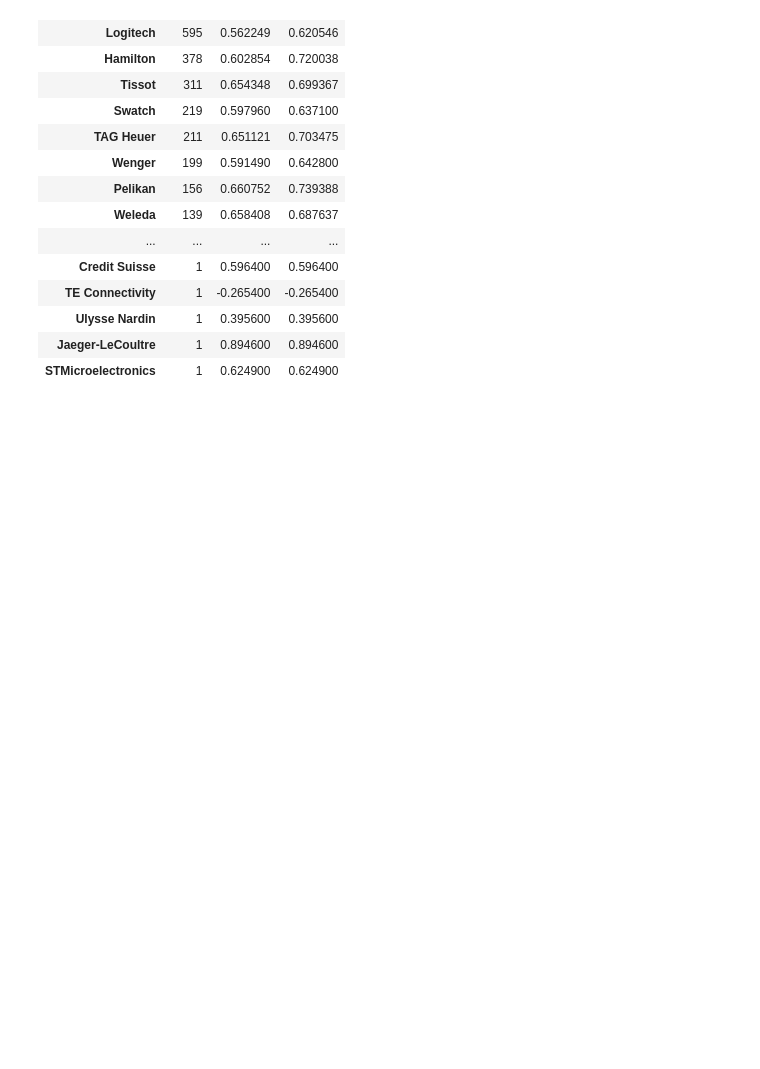
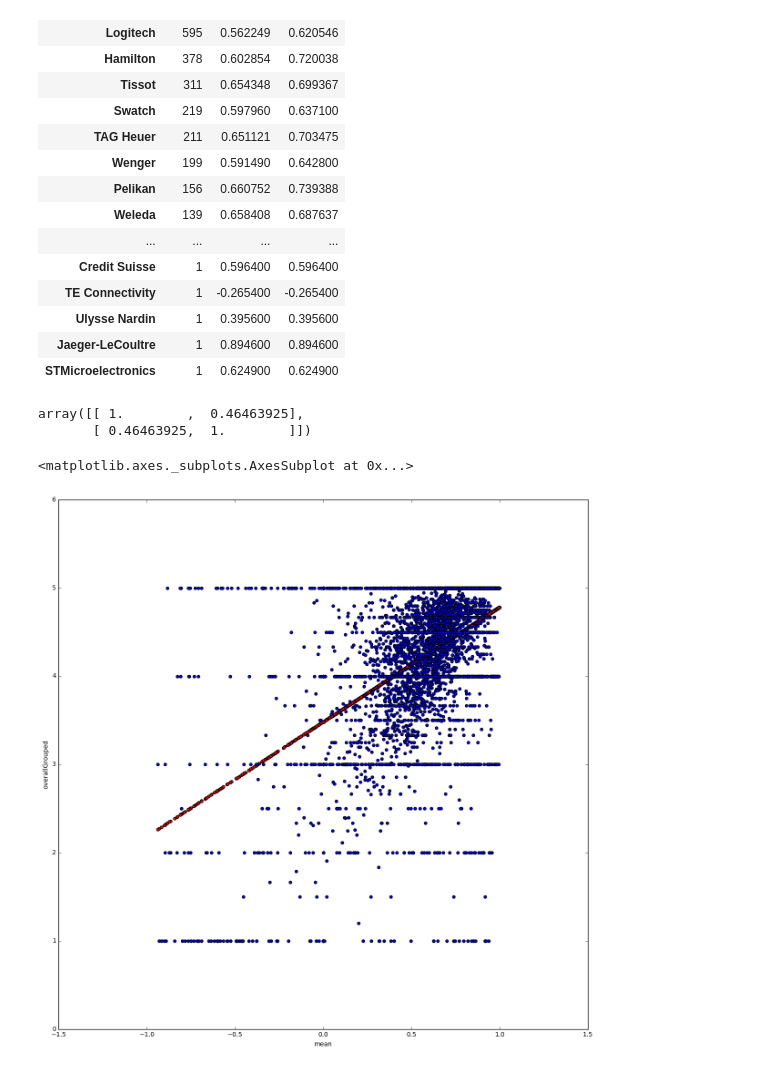
Before and after one commit to bojanp94/ADAProject, a Jupyter notebook: swiss products.ipynb, the cells around one changed output. Saved outputs shown, nothing was run; the diff lists cells and outputs as text; code cells hidden in the pictures; blank space fills up the shorter version.

Commit message:
Some correaltion about the sentiment

```diff
--- a/swiss products.ipynb
+++ b/swiss products.ipynb
@@ -193,3 +193,4 @@ The last thing we need to check is to see what happens if we group the reviews f
 # %%
 productGroup = swissDF.groupby(['asin'])
 productFrame = pd.DataFrame(productGroup['overall'].agg(['count', 'mean']))
+overallGrouped = productFrame['mean']
@@ -309,3 +313,20 @@ productFrame.groupby(['brand'])['mean'].agg(['count', 'mean', 'median']).sort_va
 | Ulysse Nardin | 1 | 0.395600 | 0.395600 |
 | Jaeger-LeCoultre | 1 | 0.894600 | 0.894600 |
 | STMicroelectronics | 1 | 0.624900 | 0.624900 |
+# %%
+np.corrcoef(swissDF['overall'], swissDF['sentiment'])
+# %% [output]
+array([[ 1.        ,  0.46463925],
+       [ 0.46463925,  1.        ]])
+# %%
+A = np.vstack([productFrame['mean'].tolist(),np.ones(len(productFrame['mean'].tolist()))]).T
+xarr = np.array(productFrame['mean'].tolist())
+m,c = np.linalg.lstsq(A,productFrame['overallGrouped'].tolist())[0]
+
+productFrame['overallGrouped'] = overallGrouped.tolist()
+productFrame['regression'] = (xarr*m + c)
+ax = productFrame.plot.scatter(x='mean', y='regression', color="Red")
+productFrame.plot.scatter(x='mean', y='overallGrouped' ,figsize=(15,15), ax=ax)
+# %% [output]
+<matplotlib.axes._subplots.AxesSubplot at 0x...>
+[figure, added]
```
Also changed, not shown: parts of 10 cells of this notebook.
